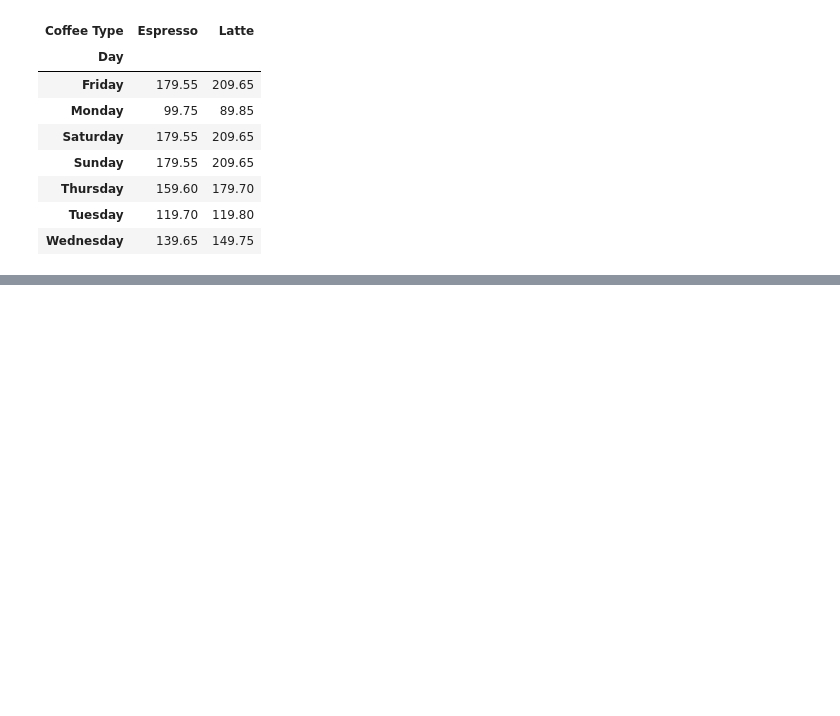
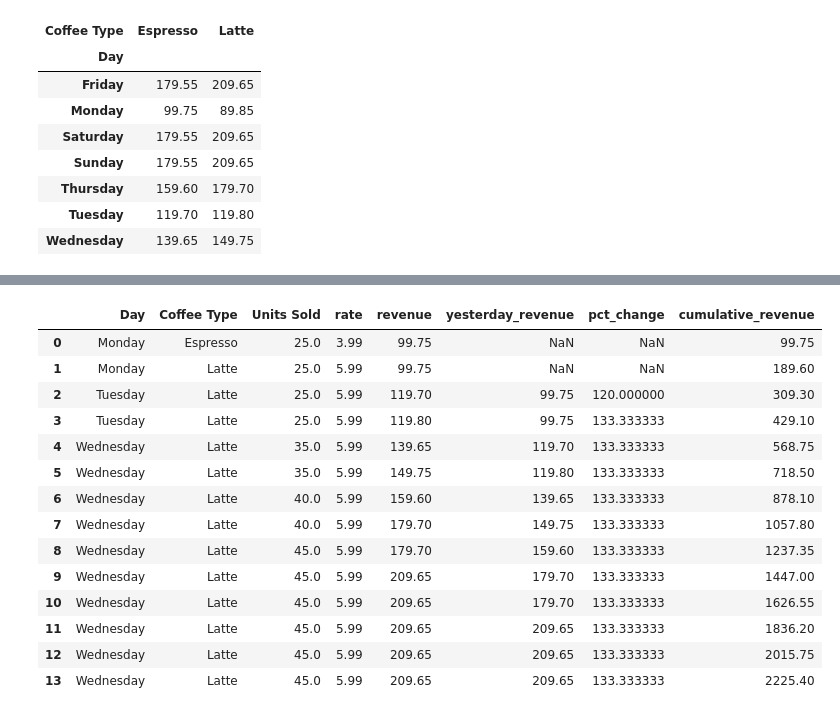
Before and after one commit to Krish-Om/Python-Journey, a Jupyter notebook: Pandas/coffee.ipynb, the cells around one changed output, grey strips where cells are left out. Saved outputs shown, nothing was run; the diff lists cells and outputs as text; code cells hidden in the pictures; blank space fills up the shorter version.

```diff
--- a/Pandas/coffee.ipynb
+++ b/Pandas/coffee.ipynb
@@ -281,0 +289,4 @@ pivot
+# %%
+coffee['yesterday_revenue'] = coffee['revenue'].shift(2)
+
+## for comparing with two days of data
@@ -281,0 +311,2 @@ pivot
+# %%
+coffee['pct_change']= (coffee['revenue']/coffee['yesterday_revenue']) * 100
@@ -281,0 +349,21 @@ pivot
+# %%
+coffee['cumulative_revenue'] = coffee['revenue'].cumsum()
+# %%
+min=coffee.cummax()
+min
+# %% [output]
+|  | Day | Coffee Type | Units Sold | rate | revenue | yesterday_revenue | pct_change | cumulative_revenue |
+| 0 | Monday | Espresso | 25.0 | 3.99 | 99.75 | NaN | NaN | 99.75 |
+| 1 | Monday | Latte | 25.0 | 5.99 | 99.75 | NaN | NaN | 189.60 |
+| 2 | Tuesday | Latte | 25.0 | 5.99 | 119.70 | 99.75 | 120.000000 | 309.30 |
+| 3 | Tuesday | Latte | 25.0 | 5.99 | 119.80 | 99.75 | 133.333333 | 429.10 |
+| 4 | Wednesday | Latte | 35.0 | 5.99 | 139.65 | 119.70 | 133.333333 | 568.75 |
+| 5 | Wednesday | Latte | 35.0 | 5.99 | 149.75 | 119.80 | 133.333333 | 718.50 |
+| 6 | Wednesday | Latte | 40.0 | 5.99 | 159.60 | 139.65 | 133.333333 | 878.10 |
+| 7 | Wednesday | Latte | 40.0 | 5.99 | 179.70 | 149.75 | 133.333333 | 1057.80 |
+| 8 | Wednesday | Latte | 45.0 | 5.99 | 179.70 | 159.60 | 133.333333 | 1237.35 |
+| 9 | Wednesday | Latte | 45.0 | 5.99 | 209.65 | 179.70 | 133.333333 | 1447.00 |
+| 10 | Wednesday | Latte | 45.0 | 5.99 | 209.65 | 179.70 | 133.333333 | 1626.55 |
+| 11 | Wednesday | Latte | 45.0 | 5.99 | 209.65 | 209.65 | 133.333333 | 1836.20 |
+| 12 | Wednesday | Latte | 45.0 | 5.99 | 209.65 | 209.65 | 133.333333 | 2015.75 |
+| 13 | Wednesday | Latte | 45.0 | 5.99 | 209.65 | 209.65 | 133.333333 | 2225.40 |
```
Also changed, not shown: parts of 7 cells of this notebook, 1 other file.
